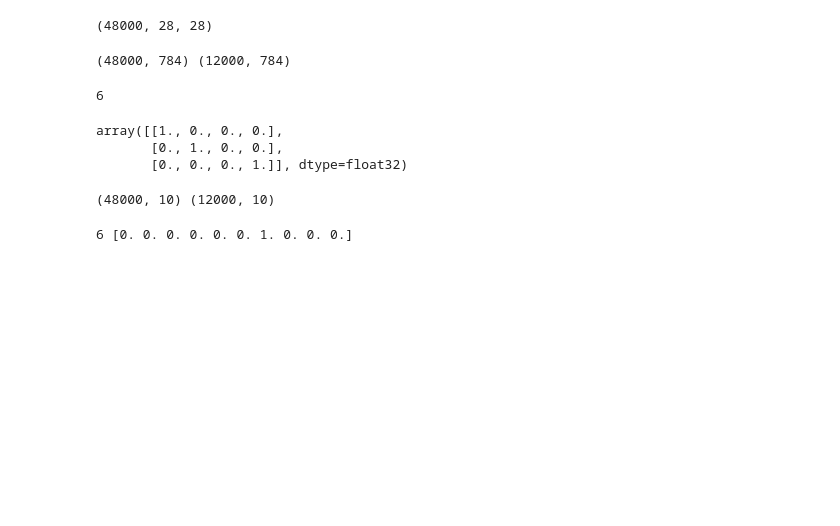
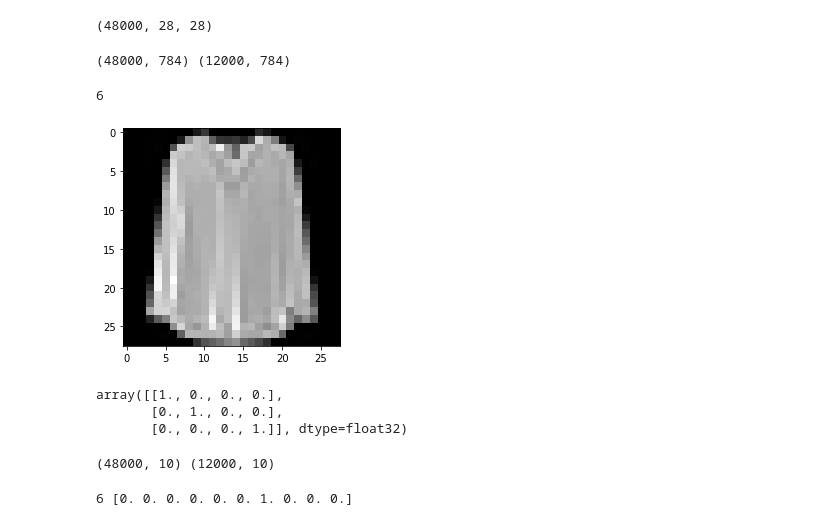
Before and after one commit to imguru-mooc/AI_intermediate, a Jupyter notebook: 04.ipynb, the cells around one changed output. Cells and saved outputs as stored; diff of their text form; code cells hidden in the pictures; blank space fills up the shorter version.

```diff
--- a/04.ipynb
+++ b/04.ipynb
@@ -489,6 +512,11 @@ print(x_train.shape, x_val.shape)
 y_train[0]
 # %% [output]
 6
+# %%
+plt.imshow(x_train[0].reshape(28,28), cmap='gray')
+plt.show()
+# %% [output]
+[figure, added]
 # %%
 tf.keras.utils.to_categorical([0, 1, 3]) # 원 핫 인코딩
 # %% [output]
```
Also changed, not shown: parts of 8 cells of this notebook, 1 other file.
